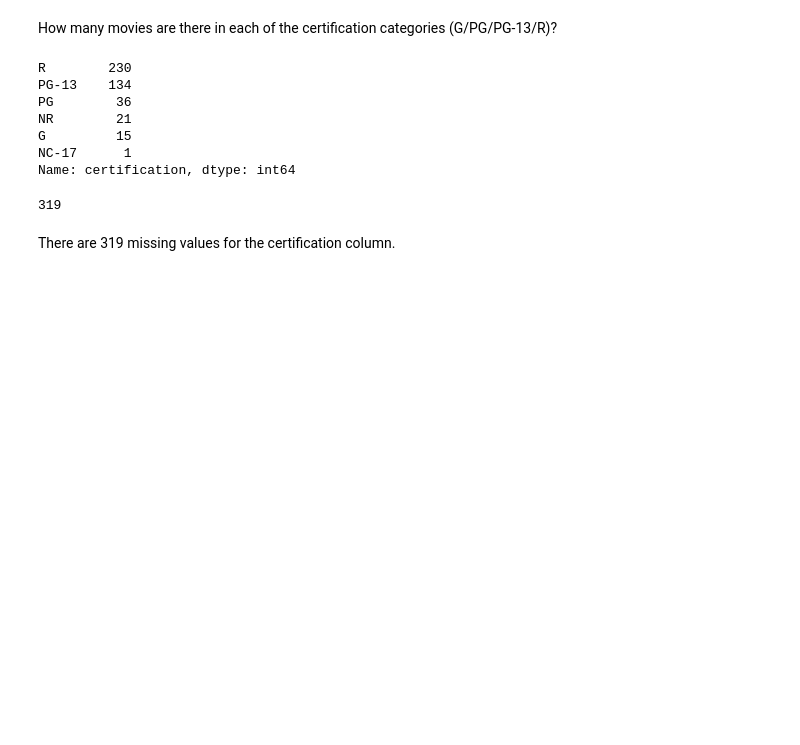
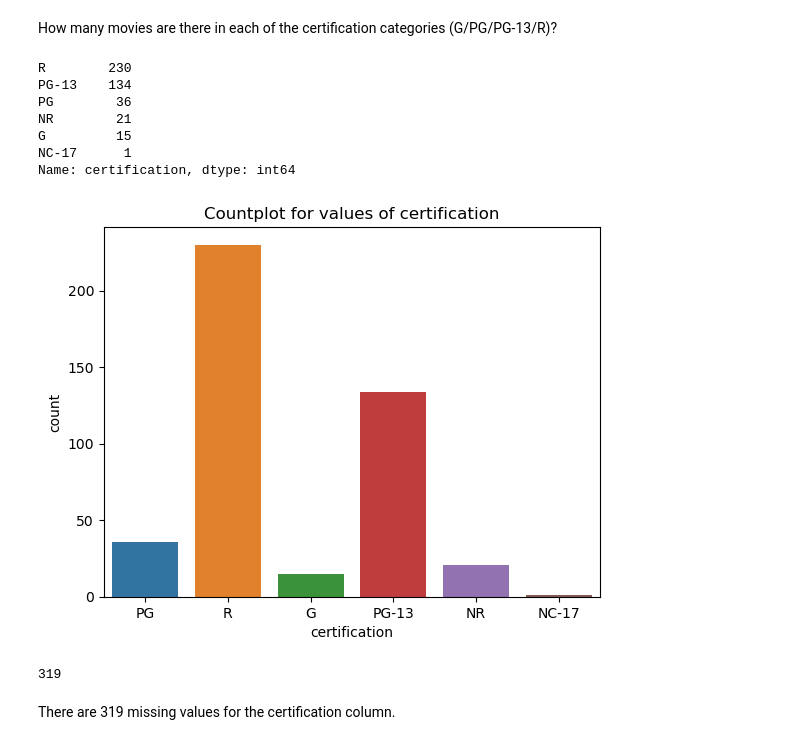
Before and after one commit to JaimeRoss/TMDB-movie-data, a Jupyter notebook: project3 part2 EDA.ipynb, the cells around one changed output. Cells and saved outputs as stored; diff of their text form; code cells hidden in the pictures; blank space fills up the shorter version.

```diff
--- a/project3 part2 EDA.ipynb
+++ b/project3 part2 EDA.ipynb
@@ -88,6 +90,11 @@ NR        21
 G         15
 NC-17      1
 Name: certification, dtype: int64
+# %%
+ax = sns.countplot(data = dfvalidfininfo, x="certification")
+ax.set_title("Countplot for values of certification");
+# %% [output]
+[figure, added]
 # %%
 dfvalidfininfo["certification"].isna().sum().sum()
 # %% [output]
```
Also changed, not shown: parts of 4 cells of this notebook, 1 other file.
